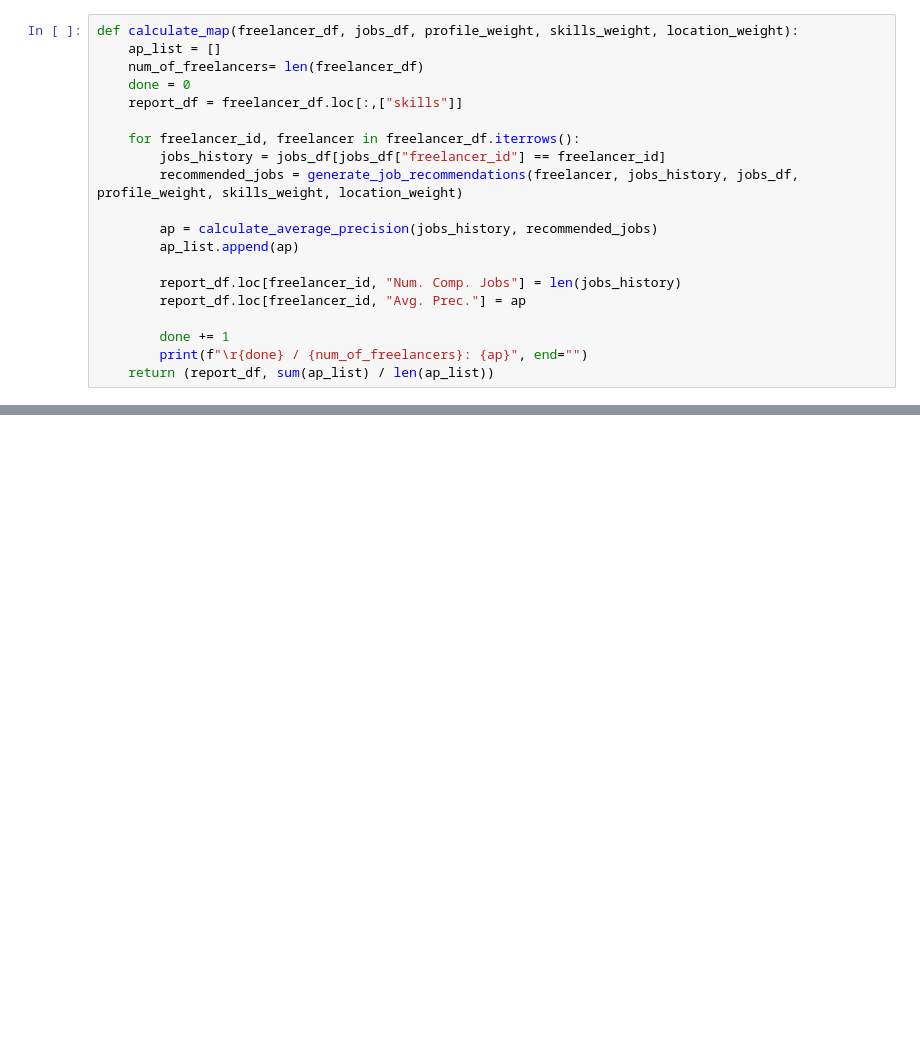
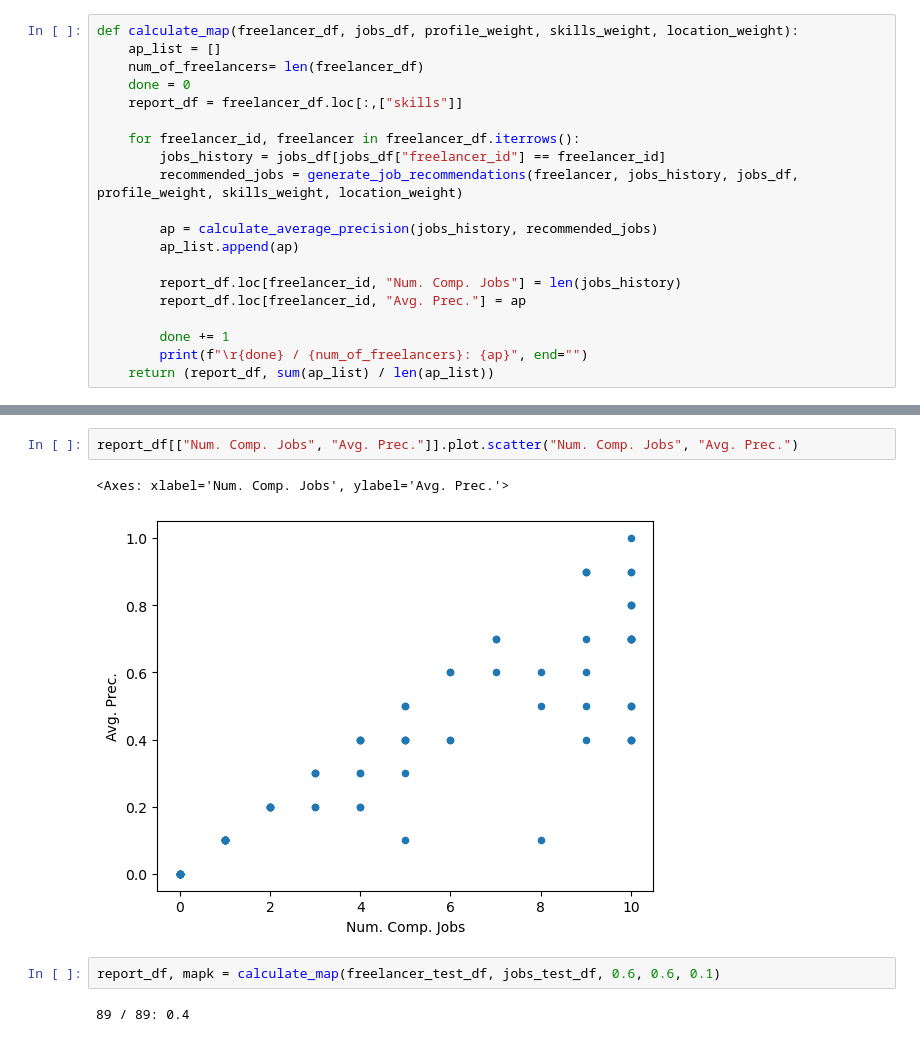
Before and after one commit to tahagalata/freelancer_recommender, a Jupyter notebook: model_and_rcmnd.ipynb, the cells around one changed output, grey strips where cells are left out. Cells and saved outputs as stored; diff of their text form; blank space fills up the shorter version.

```diff
--- a/model_and_rcmnd.ipynb
+++ b/model_and_rcmnd.ipynb
@@ -230,0 +231,9 @@ report_df, mapk = calculate_map(freelancer_test_df, jobs_test_df, 0.4, 0.6, 0.1)
+# %%
+report_df[["Num. Comp. Jobs", "Avg. Prec."]].plot.scatter("Num. Comp. Jobs", "Avg. Prec.")
+# %% [output]
+<Axes: xlabel='Num. Comp. Jobs', ylabel='Avg. Prec.'>
+[figure, added]
+# %%
+report_df, mapk = calculate_map(freelancer_test_df, jobs_test_df, 0.6, 0.6, 0.1)
+# %% [output]
+89 / 89: 0.4
```
Also changed, not shown: parts of 1 cell of this notebook, 1 other file.
